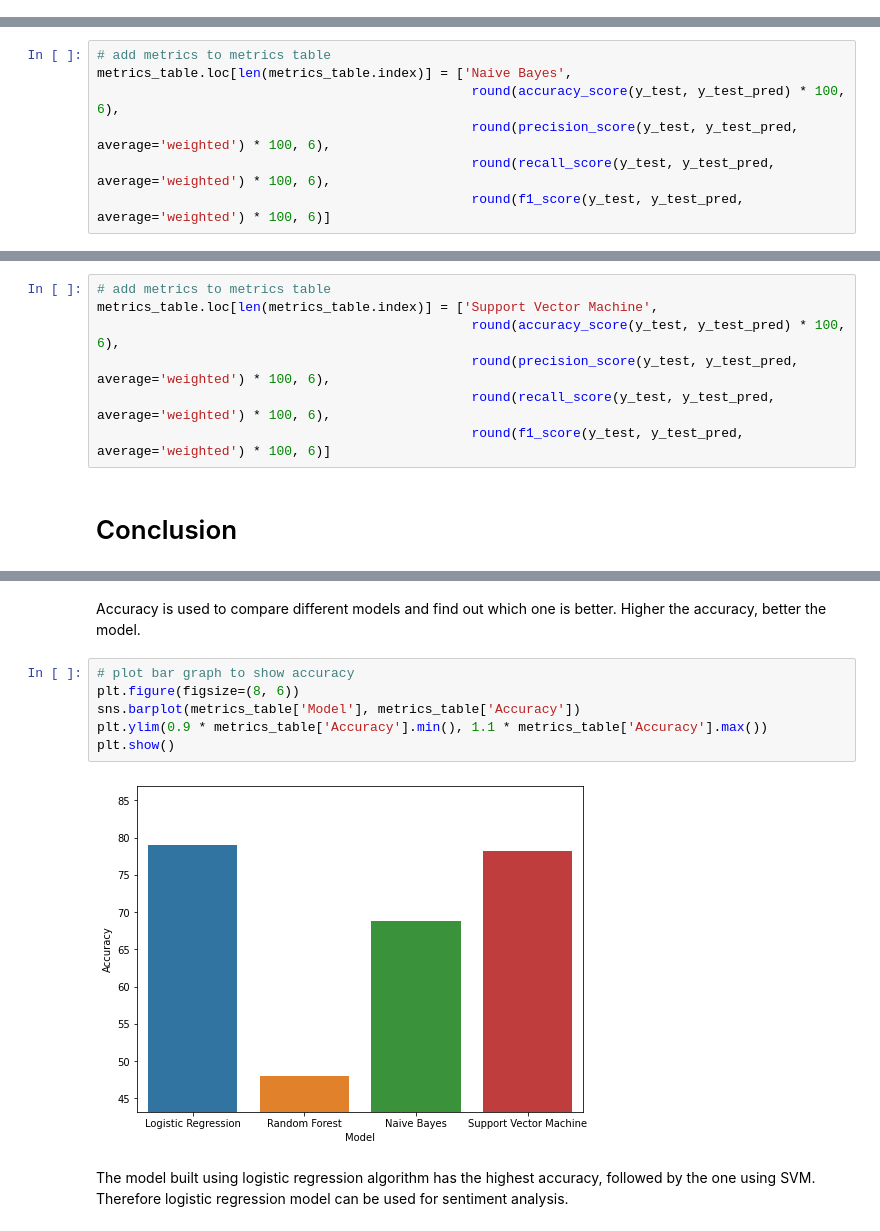
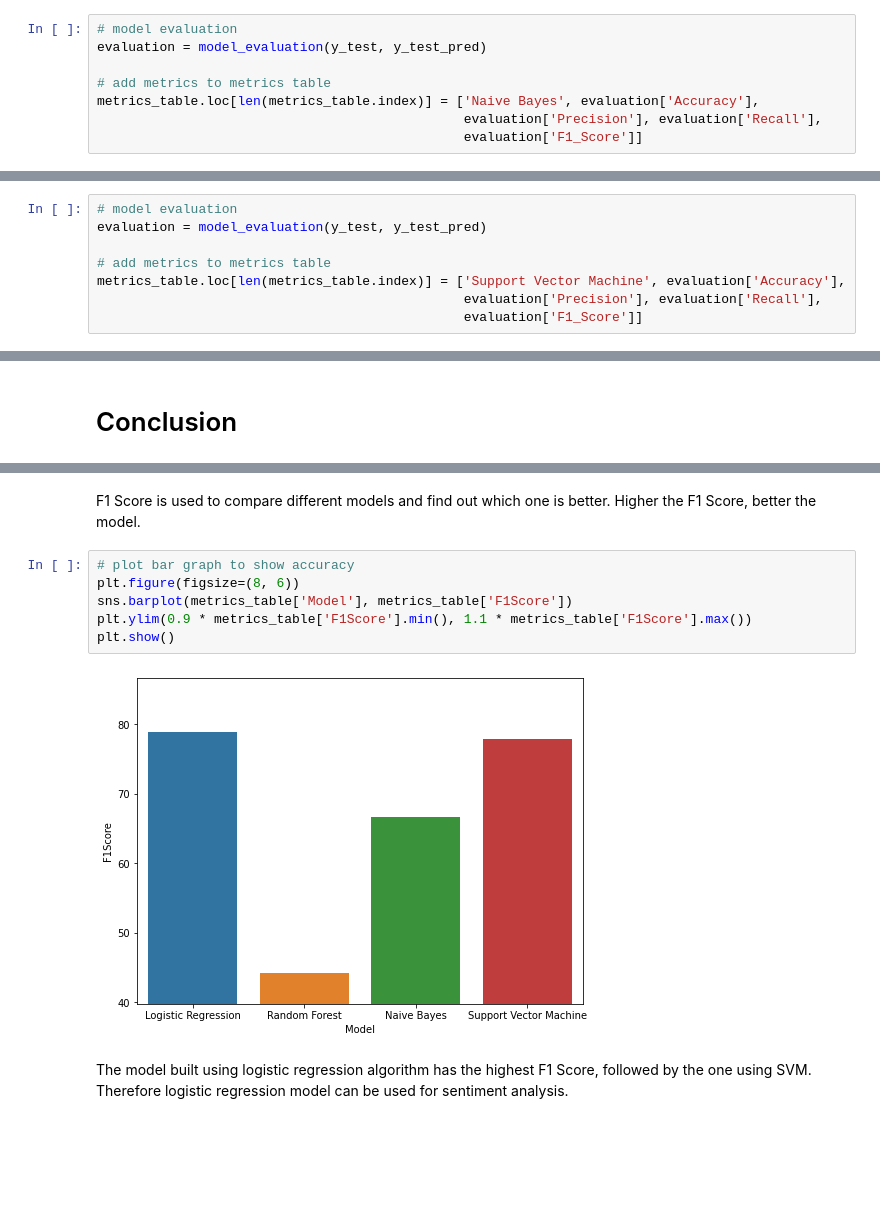
Before and after one commit to connect-midhunr/sentiment-analysis-covid19-related-tweets, a Jupyter notebook: Sentiment_Analysis_of_Covid_19_related_Tweets.ipynb, the cells around one changed output, grey strips where cells are left out. Cells and saved outputs as stored; diff of their text form; blank space fills up the shorter version.

```diff
--- a/Sentiment_Analysis_of_Covid_19_related_Tweets.ipynb
+++ b/Sentiment_Analysis_of_Covid_19_related_Tweets.ipynb
@@ -427,3 +398,11 @@ model_nb.fit(X_train, y_train)
 
 # Model prediction
 y_test_pred = model_nb.predict(X_test)
+# %%
+# model evaluation
+evaluation = model_evaluation(y_test, y_test_pred)
+
+# add metrics to metrics table
+metrics_table.loc[len(metrics_table.index)] = ['Naive Bayes', evaluation['Accuracy'],
+                                               evaluation['Precision'], evaluation['Recall'],
+                                               evaluation['F1_Score']]
@@ -473,10 +433,3 @@ F1 Score  : 66.5822 %
-# %%
-# add metrics to metrics table
-metrics_table.loc[len(metrics_table.index)] = ['Naive Bayes',
-                                                round(accuracy_score(y_test, y_test_pred) * 100, 6),
-                                                round(precision_score(y_test, y_test_pred, average='weighted') * 100, 6),
-                                                round(recall_score(y_test, y_test_pred, average='weighted') * 100, 6),
-                                                round(f1_score(y_test, y_test_pred, average='weighted') * 100, 6)]
 # %% [markdown]
 ## Support Vector Machine
 # %%
@@ -491,3 +444,11 @@ model_svm.fit(X_train, y_train)
 
 # Model prediction
 y_test_pred = model_svm.predict(X_test)
+# %%
+# model evaluation
+evaluation = model_evaluation(y_test, y_test_pred)
+
+# add metrics to metrics table
+metrics_table.loc[len(metrics_table.index)] = ['Support Vector Machine', evaluation['Accuracy'],
+                                               evaluation['Precision'], evaluation['Recall'],
+                                               evaluation['F1_Score']]
@@ -537,10 +479,3 @@ F1 Score  : 77.822437 %
-# %%
-# add metrics to metrics table
-metrics_table.loc[len(metrics_table.index)] = ['Support Vector Machine',
-                                                round(accuracy_score(y_test, y_test_pred) * 100, 6),
-                                                round(precision_score(y_test, y_test_pred, average='weighted') * 100, 6),
-                                                round(recall_score(y_test, y_test_pred, average='weighted') * 100, 6),
-                                                round(f1_score(y_test, y_test_pred, average='weighted') * 100, 6)]
 # %% [markdown]
 # Conclusion
 # %%
@@ -553,15 +488,15 @@ metrics_table
 | 2 | Naive Bayes | 68.785228 | 68.575510 | 68.785228 | 66.582200 |
 | 3 | Support Vector Machine | 78.124393 | 77.913949 | 78.124393 | 77.822437 |
 # %% [markdown]
-Accuracy is used to compare different models and find out which one is better. Higher the accuracy, better the model.
+F1 Score is used to compare different models and find out which one is better. Higher the F1 Score, better the model.
 # %%
 # plot bar graph to show accuracy
 plt.figure(figsize=(8, 6))
-sns.barplot(metrics_table['Model'], metrics_table['Accuracy'])
-plt.ylim(0.9 * metrics_table['Accuracy'].min(), 1.1 * metrics_table['Accuracy'].max())
+sns.barplot(metrics_table['Model'], metrics_table['F1Score'])
+plt.ylim(0.9 * metrics_table['F1Score'].min(), 1.1 * metrics_table['F1Score'].max())
 plt.show()
 # %% [output]
-[figure, old version]
+[figure, new version]
 # %% [markdown]
-The model built using logistic regression algorithm has the highest accuracy, followed by the one using SVM.
+The model built using logistic regression algorithm has the highest F1 Score, followed by the one using SVM.
 Therefore logistic regression model can be used for sentiment analysis.
```
Also changed, not shown: parts of 15 cells of this notebook.
